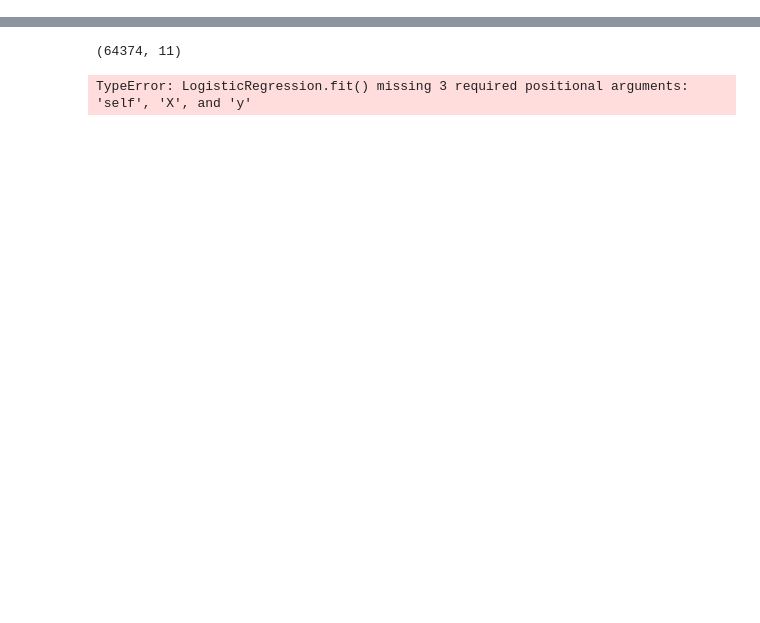
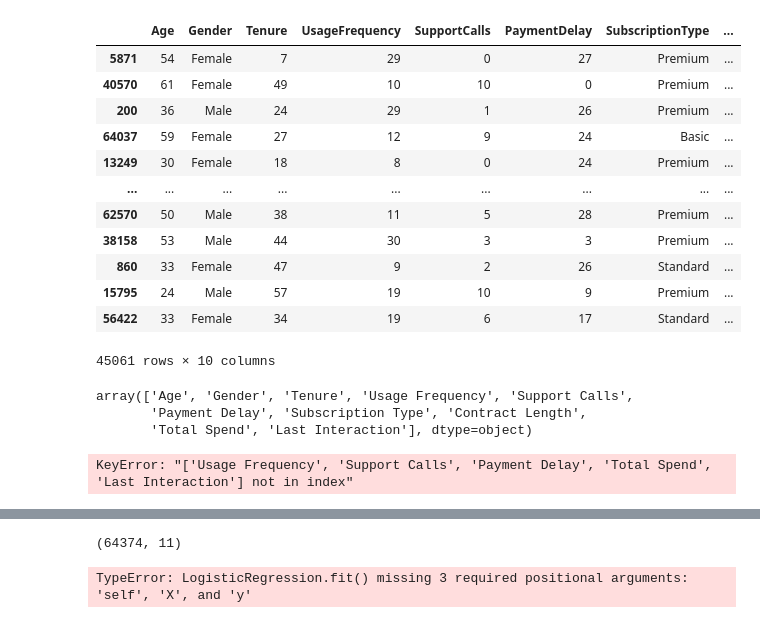
Before and after one commit to gcmadhan/Classification, a Jupyter notebook: Untitled-1.ipynb, the cells around one changed output, grey strips where cells are left out. Drawn from its saved outputs; the diff is of its cells as text; code cells hidden in the pictures; blank space fills up the shorter version.

Commit message:
Add files via upload
Update with API models

```diff
--- a/Untitled-1.ipynb
+++ b/Untitled-1.ipynb
@@ -29,0 +17,37 @@ Churn
+# %%
+from sklearn.model_selection import train_test_split
+X=df.drop(columns=['Churn'], axis=1)
+y=df['Churn']
+X_train, X_test, y_train, y_test =  train_test_split(X,y,test_size=0.3, random_state=42,shuffle=True)
+# %%
+X_train
+# %% [output]
+|  | Age | Gender | Tenure | UsageFrequency | SupportCalls | PaymentDelay | SubscriptionType | ... |
+| 5871 | 54 | Female | 7 | 29 | 0 | 27 | Premium | ... |
+| 40570 | 61 | Female | 49 | 10 | 10 | 0 | Premium | ... |
+| 200 | 36 | Male | 24 | 29 | 1 | 26 | Premium | ... |
+| 64037 | 59 | Female | 27 | 12 | 9 | 24 | Basic | ... |
+| 13249 | 30 | Female | 18 | 8 | 0 | 24 | Premium | ... |
+| ... | ... | ... | ... | ... | ... | ... | ... | ... |
+| 62570 | 50 | Male | 38 | 11 | 5 | 28 | Premium | ... |
+| 38158 | 53 | Male | 44 | 30 | 3 | 3 | Premium | ... |
+| 860 | 33 | Female | 47 | 9 | 2 | 26 | Standard | ... |
+| 15795 | 24 | Male | 57 | 19 | 10 | 9 | Premium | ... |
+| 56422 | 33 | Female | 34 | 19 | 6 | 17 | Standard | ... |
+45061 rows × 10 columns
+# %%
+x=X_test.iloc[0].to_frame()
+Model.feature_names_in_
+# %% [output]
+array(['Age', 'Gender', 'Tenure', 'Usage Frequency', 'Support Calls',
+       'Payment Delay', 'Subscription Type', 'Contract Length',
+       'Total Spend', 'Last Interaction'], dtype=object)
+# %%
+import joblib
+import os
+from Classification.constants import Model_path
+Model=joblib.load(os.path.join(Model_path,"Model.pkl"))
+Model.predict(x.T)
+#df.iloc[0]
+# %% [output]
+KeyError: "['Usage Frequency', 'Support Calls', 'Payment Delay', 'Total Spend', 'Last Interaction'] not in index"
```
Also changed, not shown: parts of 2 cells of this notebook, 13 other files.
